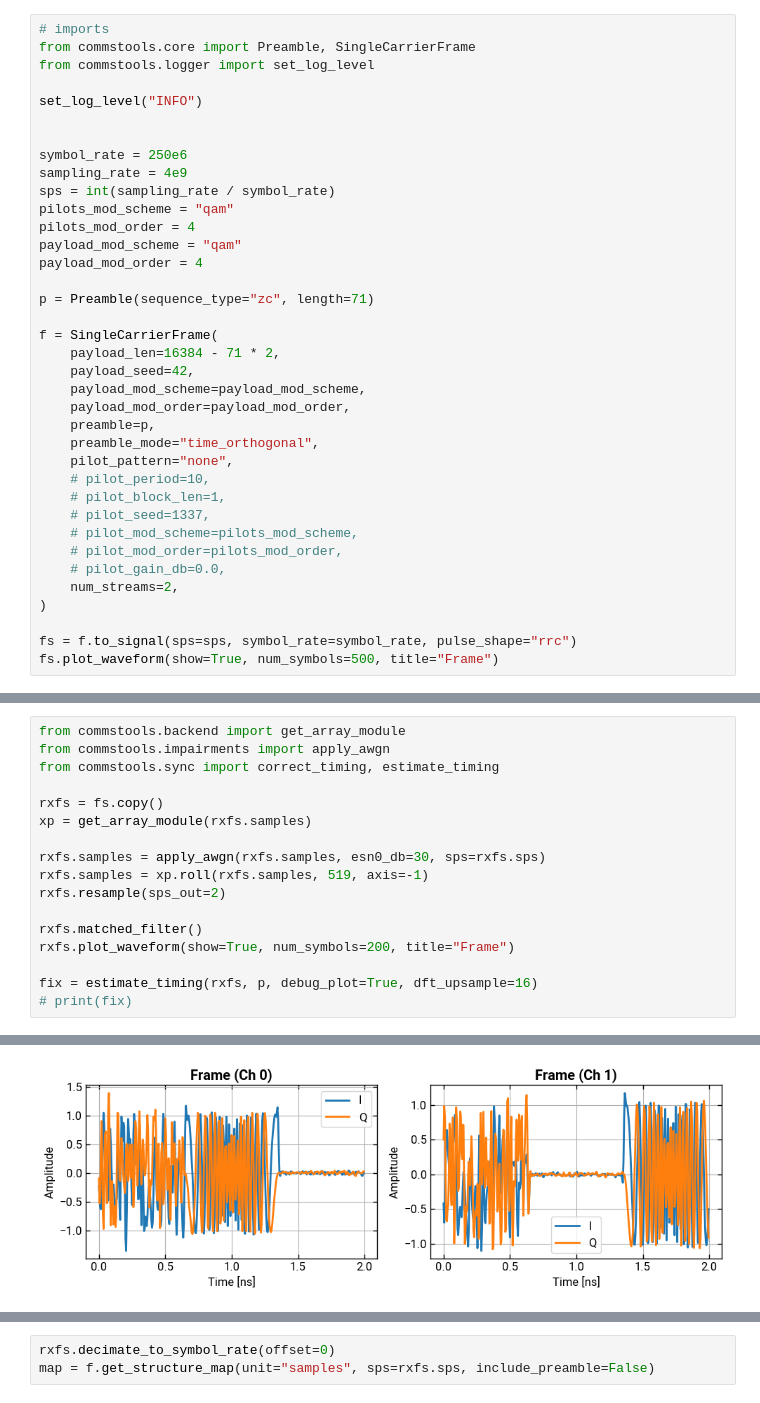
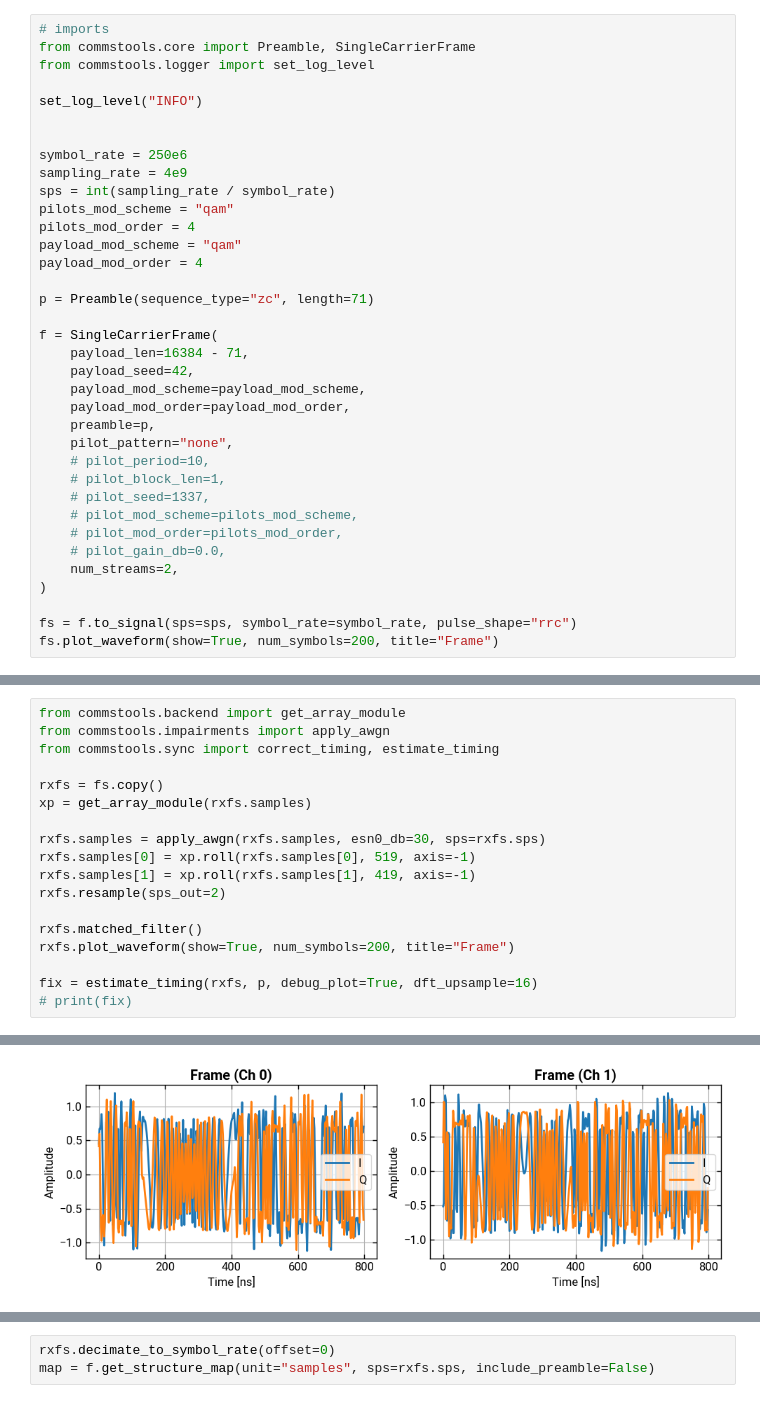
Before and after one commit to lokgar/commstools, a Jupyter notebook: examples/03-frames.ipynb, the cells around one changed output, grey strips where cells are left out. Saved outputs shown, nothing was run; the diff lists cells and outputs as text.

```diff
--- a/examples/03-frames.ipynb
+++ b/examples/03-frames.ipynb
@@ -17,12 +17,11 @@ payload_mod_order = 4
 p = Preamble(sequence_type="zc", length=71)
 
 f = SingleCarrierFrame(
-    payload_len=16384 - 71 * 2,
+    payload_len=16384 - 71,
     payload_seed=42,
     payload_mod_scheme=payload_mod_scheme,
     payload_mod_order=payload_mod_order,
     preamble=p,
-    preamble_mode="time_orthogonal",
     pilot_pattern="none",
     # pilot_period=10,
     # pilot_block_len=1,
@@ -34,5 +33,5 @@ f = SingleCarrierFrame(
 )
 
 fs = f.to_signal(sps=sps, symbol_rate=symbol_rate, pulse_shape="rrc")
-fs.plot_waveform(show=True, num_symbols=500, title="Frame")
+fs.plot_waveform(show=True, num_symbols=200, title="Frame")
 # %% [output]
@@ -68,7 +65,8 @@ rxfs = fs.copy()
 xp = get_array_module(rxfs.samples)
 
 rxfs.samples = apply_awgn(rxfs.samples, esn0_db=30, sps=rxfs.sps)
-rxfs.samples = xp.roll(rxfs.samples, 519, axis=-1)
+rxfs.samples[0] = xp.roll(rxfs.samples[0], 519, axis=-1)
+rxfs.samples[1] = xp.roll(rxfs.samples[1], 419, axis=-1)
 rxfs.resample(sps_out=2)
 
 rxfs.matched_filter()
@@ -82 +80 @@ fix = estimate_timing(rxfs, p, debug_plot=True, dft_upsample=16)
-[figure, old version]
+[figure, new version]
```
Also changed, not shown: parts of 13 cells of this notebook, 10 other files.
